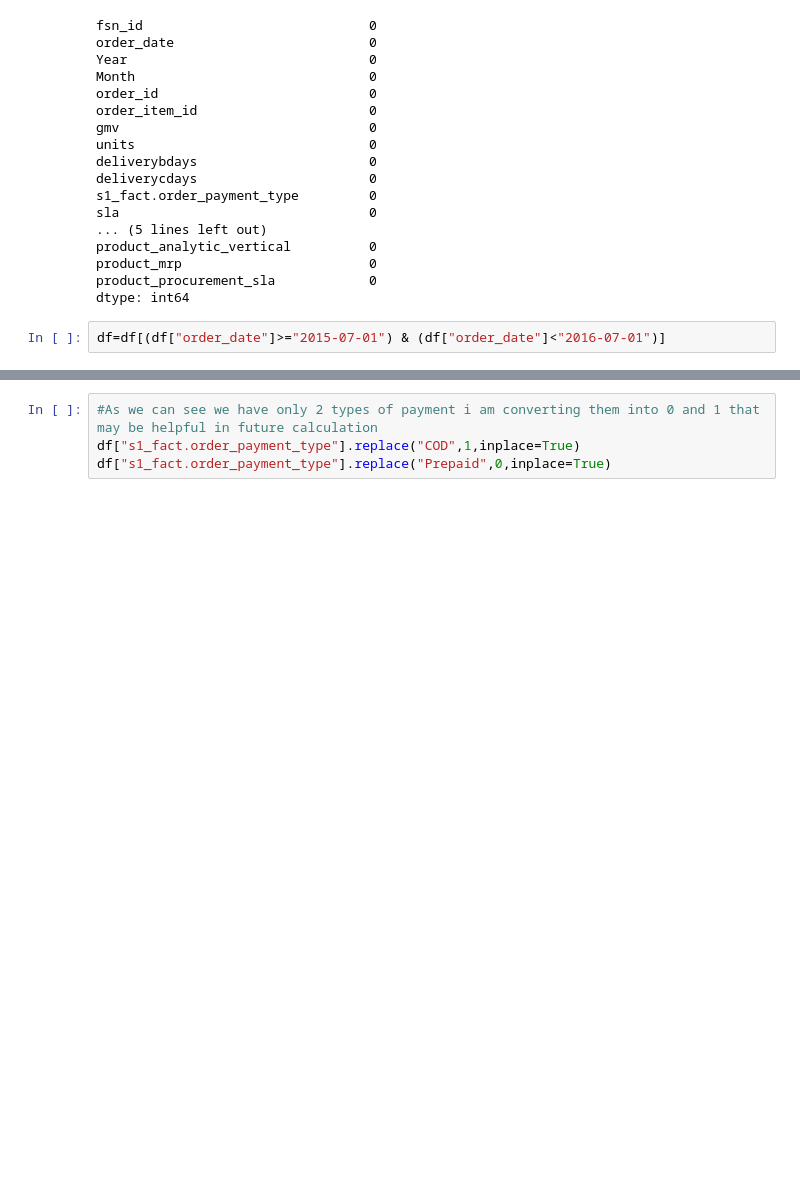
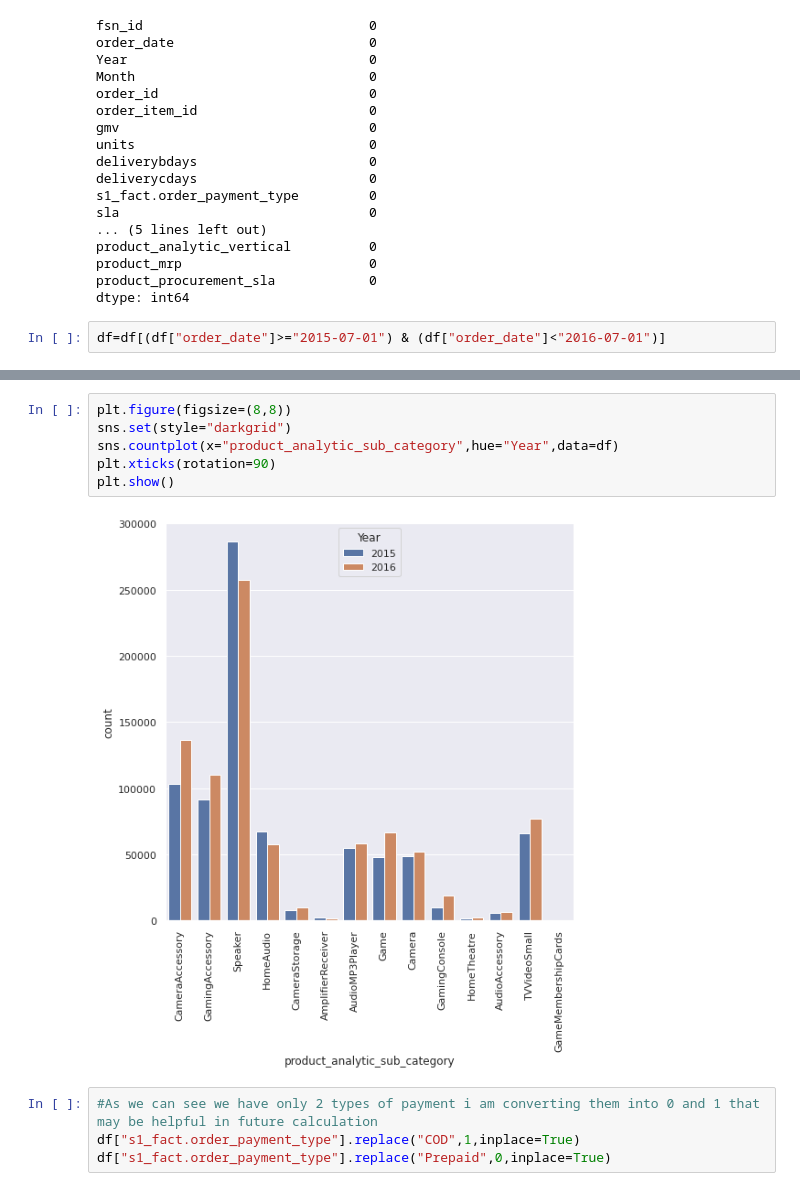
Before and after one commit to Anirudhakumar/DS-, a Jupyter notebook: MarketMixModeling.ipynb, the cells around one changed output, grey strips where cells are left out. Drawn from its saved outputs; the diff is of its cells as text; blank space fills up the shorter version.

```diff
--- a/MarketMixModeling.ipynb
+++ b/MarketMixModeling.ipynb
@@ -112,3 +115,11 @@ for i in arr:
+# %%
+plt.figure(figsize=(8,8))
+sns.set(style="darkgrid")
+sns.countplot(x="product_analytic_sub_category",hue="Year",data=df)
+plt.xticks(rotation=90)
+plt.show()
+# %% [output]
+[figure, added]
 # %%
 #As we can see we have only 2 types of payment i am converting them into 0 and 1 that may be helpful in future calculation
 df["s1_fact.order_payment_type"].replace("COD",1,inplace=True)
```
Also changed, not shown: parts of 13 cells of this notebook.
